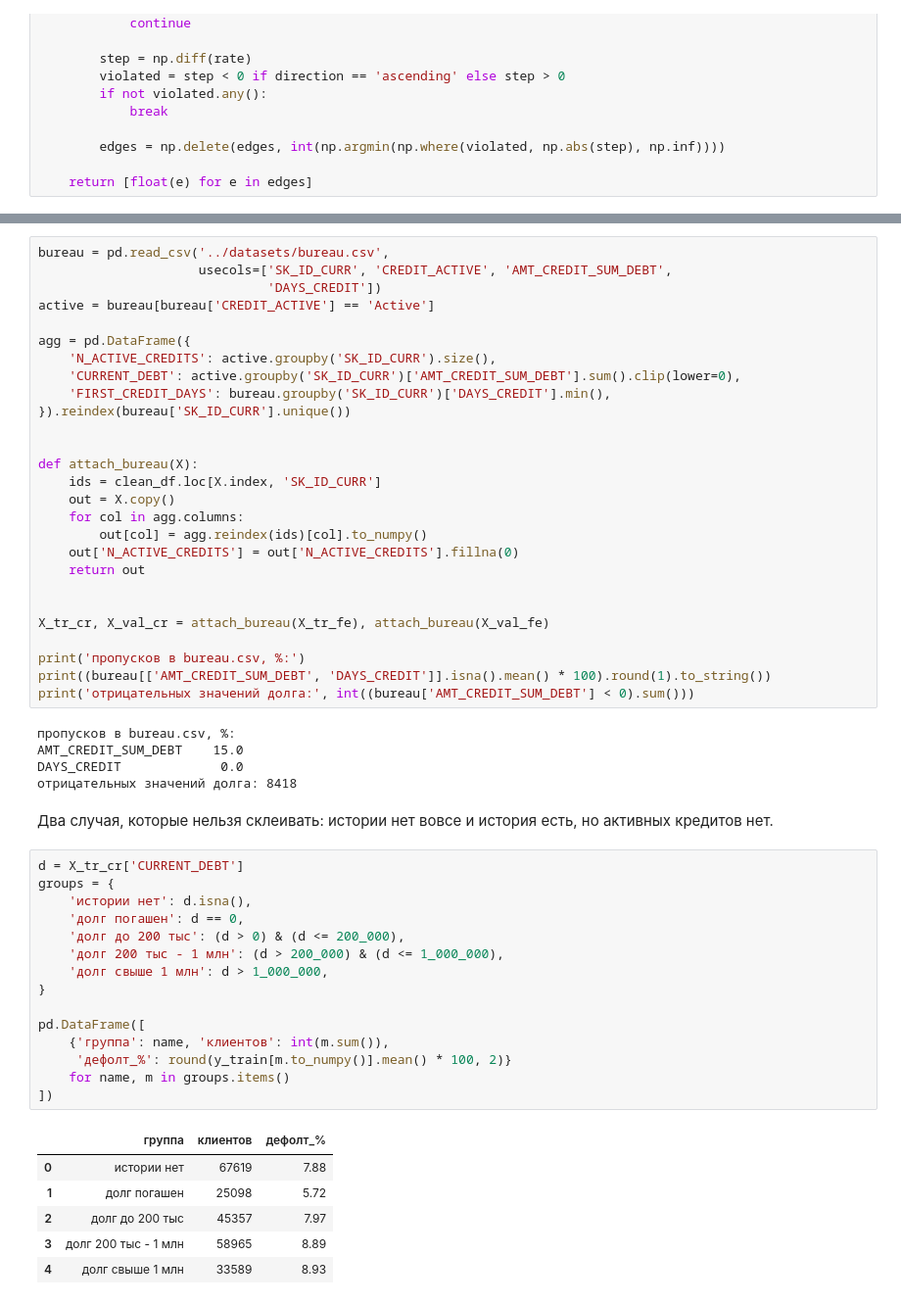
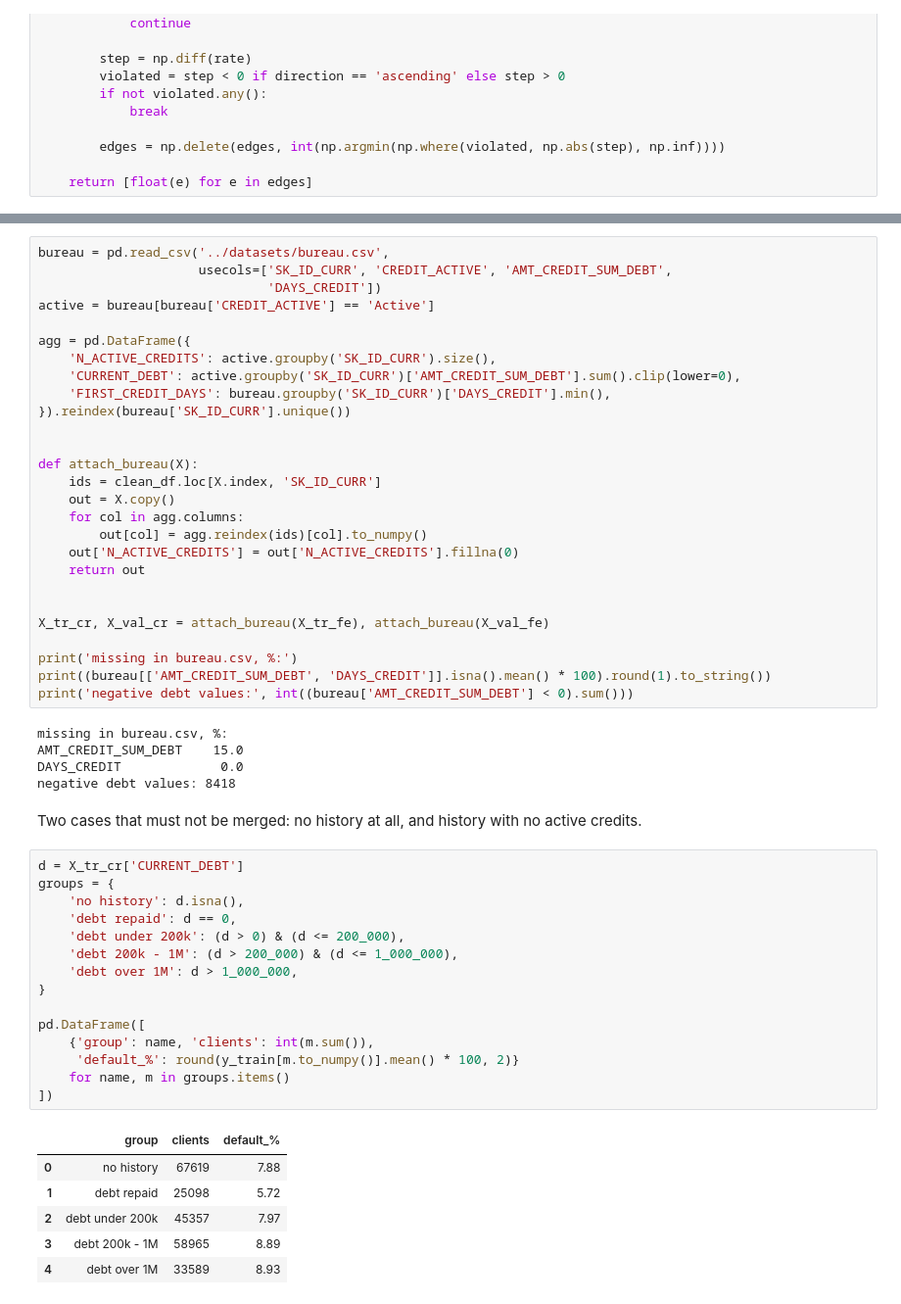
Before and after one commit to GodNaoborot/credit-score, a Jupyter notebook: notebooks/application.ipynb, the cells around one changed output, grey strips where cells are left out. Shown at 98% size. Drawn from its saved outputs; the diff is of its cells as text.

```diff
--- a/notebooks/application.ipynb
+++ b/notebooks/application.ipynb
@@ -778,39 +790,39 @@ def attach_bureau(X):
 
 X_tr_cr, X_val_cr = attach_bureau(X_tr_fe), attach_bureau(X_val_fe)
 
-print('пропусков в bureau.csv, %:')
+print('missing in bureau.csv, %:')
 print((bureau[['AMT_CREDIT_SUM_DEBT', 'DAYS_CREDIT']].isna().mean() * 100).round(1).to_string())
-print('отрицательных значений долга:', int((bureau['AMT_CREDIT_SUM_DEBT'] < 0).sum()))
+print('negative debt values:', int((bureau['AMT_CREDIT_SUM_DEBT'] < 0).sum()))
 # %% [output]
-пропусков в bureau.csv, %:
+missing in bureau.csv, %:
 AMT_CREDIT_SUM_DEBT    15.0
 DAYS_CREDIT             0.0
-отрицательных значений долга: 8418
+negative debt values: 8418
 # %% [markdown]
-Два случая, которые нельзя склеивать: истории нет вовсе и история есть,
-но активных кредитов нет.
+Two cases that must not be merged: no history at all, and history with no
+active credits.
 # %%
 d = X_tr_cr['CURRENT_DEBT']
 groups = {
-    'истории нет': d.isna(),
-    'долг погашен': d == 0,
-    'долг до 200 тыс': (d > 0) & (d <= 200_000),
-    'долг 200 тыс - 1 млн': (d > 200_000) & (d <= 1_000_000),
-    'долг свыше 1 млн': d > 1_000_000,
+    'no history': d.isna(),
+    'debt repaid': d == 0,
+    'debt under 200k': (d > 0) & (d <= 200_000),
+    'debt 200k - 1M': (d > 200_000) & (d <= 1_000_000),
+    'debt over 1M': d > 1_000_000,
 }
 
 pd.DataFrame([
-    {'группа': name, 'клиентов': int(m.sum()),
-     'дефолт_%': round(y_train[m.to_numpy()].mean() * 100, 2)}
+    {'group': name, 'clients': int(m.sum()),
+     'default_%': round(y_train[m.to_numpy()].mean() * 100, 2)}
     for name, m in groups.items()
 ])
 # %% [output]
-|  | группа | клиентов | дефолт_% |
-| 0 | истории нет | 67619 | 7.88 |
-| 1 | долг погашен | 25098 | 5.72 |
-| 2 | долг до 200 тыс | 45357 | 7.97 |
-| 3 | долг 200 тыс - 1 млн | 58965 | 8.89 |
-| 4 | долг свыше 1 млн | 33589 | 8.93 |
+|  | group | clients | default_% |
+| 0 | no history | 67619 | 7.88 |
+| 1 | debt repaid | 25098 | 5.72 |
+| 2 | debt under 200k | 45357 | 7.97 |
+| 3 | debt 200k - 1M | 58965 | 8.89 |
+| 4 | debt over 1M | 33589 | 8.93 |
 # %%
 CREDIT_HISTORY = ['N_ACTIVE_CREDITS', 'CURRENT_DEBT', 'FIRST_CREDIT_DAYS']
 DIRECTION.update({c: 'ascending' for c in CREDIT_HISTORY})
```
Also changed, not shown: parts of 42 cells of this notebook, 10 other files.
